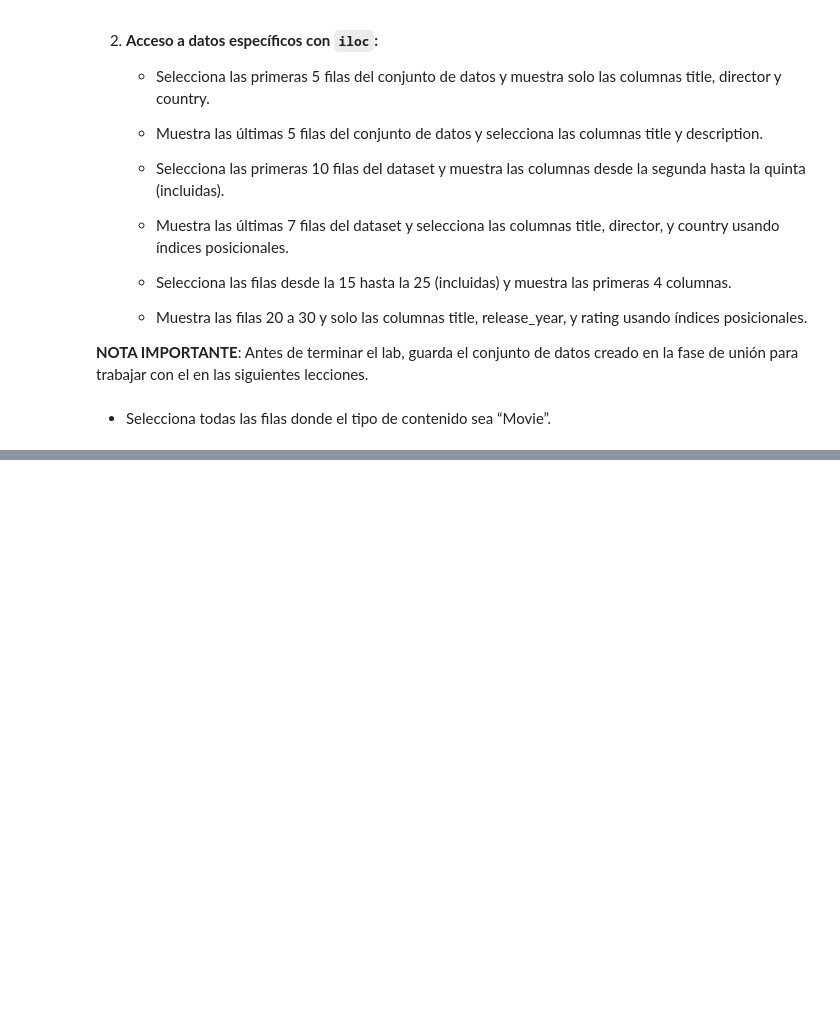
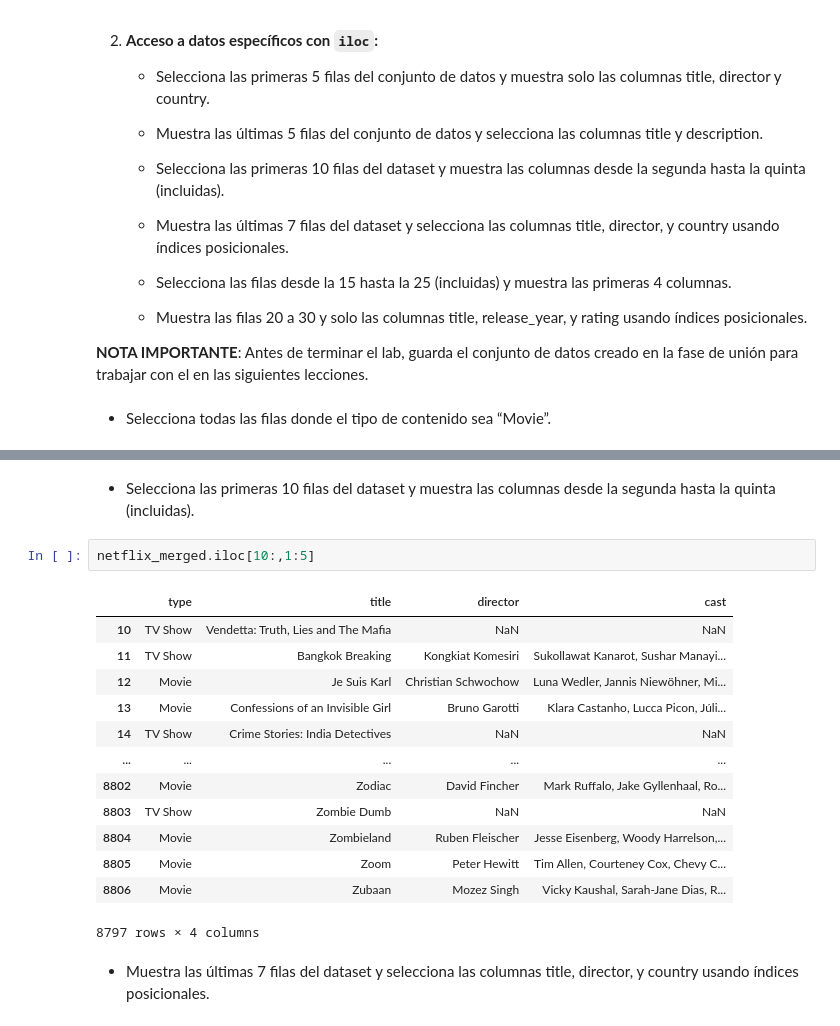
Before and after one commit to MiguelLopezVirues/modulo2_leccion2_pandas, a Jupyter notebook: laboratorio-modulo2-leccion02-eda-union.ipynb, the cells around one changed output, grey strips where cells are left out. Cells and saved outputs as stored; diff of their text form; blank space fills up the shorter version.

```diff
--- a/laboratorio-modulo2-leccion02-eda-union.ipynb
+++ b/laboratorio-modulo2-leccion02-eda-union.ipynb
@@ -794,0 +945,22 @@ Usando el DataFrame creado en la Parte 2:
+# %% [markdown]
+
+   - Selecciona las primeras 10 filas del dataset y muestra las columnas desde la segunda hasta la quinta (incluidas).
+# %%
+netflix_merged.iloc[10:,1:5]
+# %% [output]
+|  | type | title | director | cast |
+| 10 | TV Show | Vendetta: Truth, Lies and The Mafia | NaN | NaN |
+| 11 | TV Show | Bangkok Breaking | Kongkiat Komesiri | Sukollawat Kanarot, Sushar Manayi... |
+| 12 | Movie | Je Suis Karl | Christian Schwochow | Luna Wedler, Jannis Niewöhner, Mi... |
+| 13 | Movie | Confessions of an Invisible Girl | Bruno Garotti | Klara Castanho, Lucca Picon, Júli... |
+| 14 | TV Show | Crime Stories: India Detectives | NaN | NaN |
+| ... | ... | ... | ... | ... |
+| 8802 | Movie | Zodiac | David Fincher | Mark Ruffalo, Jake Gyllenhaal, Ro... |
+| 8803 | TV Show | Zombie Dumb | NaN | NaN |
+| 8804 | Movie | Zombieland | Ruben Fleischer | Jesse Eisenberg, Woody Harrelson,... |
+| 8805 | Movie | Zoom | Peter Hewitt | Tim Allen, Courteney Cox, Chevy C... |
+| 8806 | Movie | Zubaan | Mozez Singh | Vicky Kaushal, Sarah-Jane Dias, R... |
+8797 rows × 4 columns
+# %% [markdown]
+
+   - Muestra las últimas 7 filas del dataset y selecciona las columnas title, director, y country usando índices posicionales.
```
Also changed, not shown: parts of 29 cells of this notebook.
